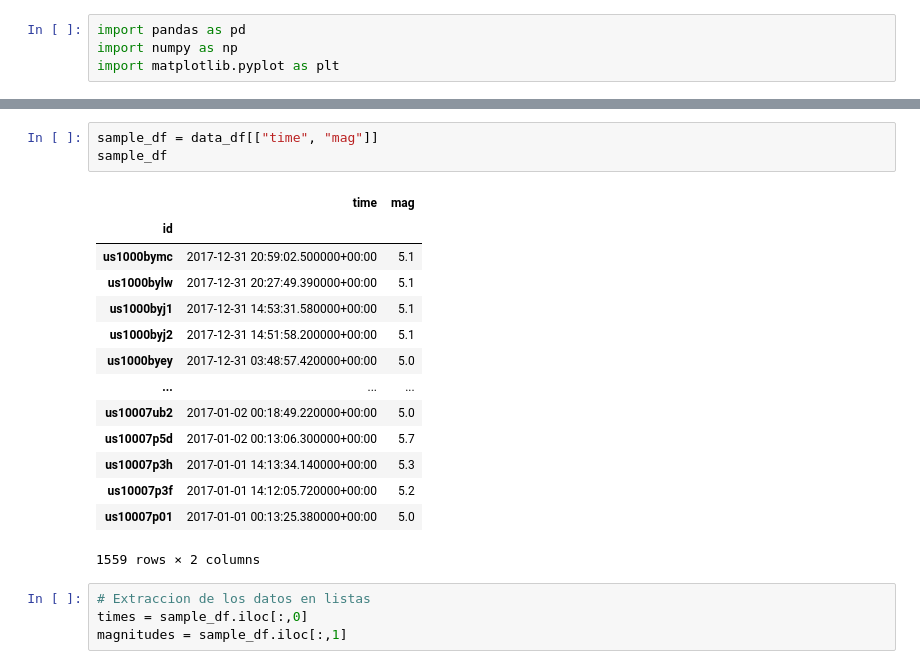
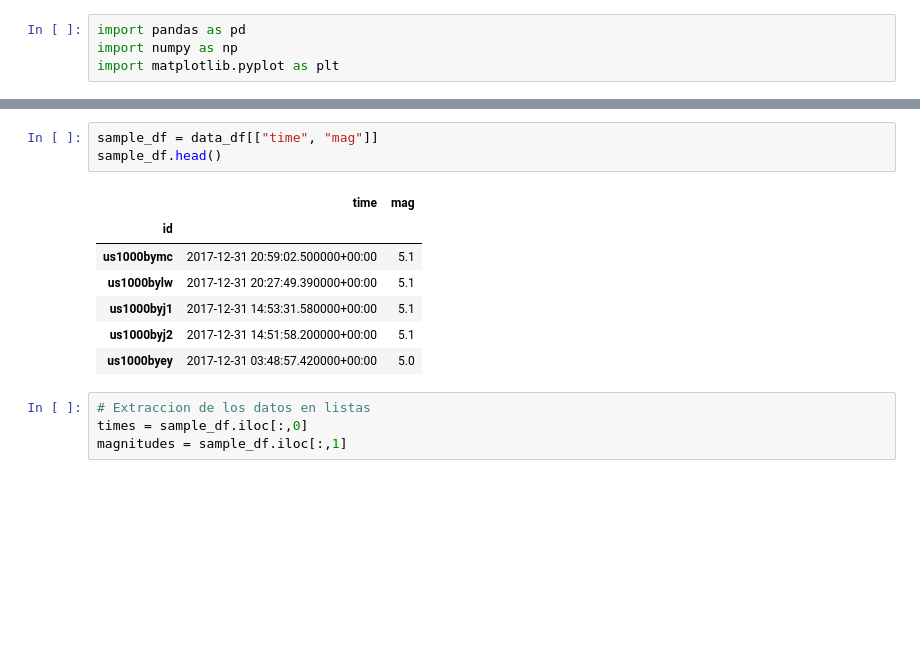
Before and after one commit to Scoowy/PythonLuisa, a Jupyter notebook: Evaluacion2/LeccionNro2V3.ipynb, the cells around one changed output, grey strips where cells are left out. Saved outputs shown, nothing was run; the diff lists cells and outputs as text; blank space fills up the shorter version.

```diff
--- a/Evaluacion2/LeccionNro2V3.ipynb
+++ b/Evaluacion2/LeccionNro2V3.ipynb
@@ -61,21 +46,14 @@ data_df
 # %%
 sample_df = data_df[["time", "mag"]]
-sample_df
+sample_df.head()
 # %% [output]
 |  | time | mag |
 | id |  |  |
 | us1000bymc | 2017-12-31 20:59:02.500000+00:00 | 5.1 |
 | us1000bylw | 2017-12-31 20:27:49.390000+00:00 | 5.1 |
 | us1000byj1 | 2017-12-31 14:53:31.580000+00:00 | 5.1 |
 | us1000byj2 | 2017-12-31 14:51:58.200000+00:00 | 5.1 |
 | us1000byey | 2017-12-31 03:48:57.420000+00:00 | 5.0 |
-| ... | ... | ... |
-| us10007ub2 | 2017-01-02 00:18:49.220000+00:00 | 5.0 |
-| us10007p5d | 2017-01-02 00:13:06.300000+00:00 | 5.7 |
-| us10007p3h | 2017-01-01 14:13:34.140000+00:00 | 5.3 |
-| us10007p3f | 2017-01-01 14:12:05.720000+00:00 | 5.2 |
-| us10007p01 | 2017-01-01 00:13:25.380000+00:00 | 5.0 |
-1559 rows × 2 columns
 # %%
 # Extraccion de los datos en listas
 times = sample_df.iloc[:,0]
```
Also changed, not shown: parts of 7 cells of this notebook, 2 other files.
